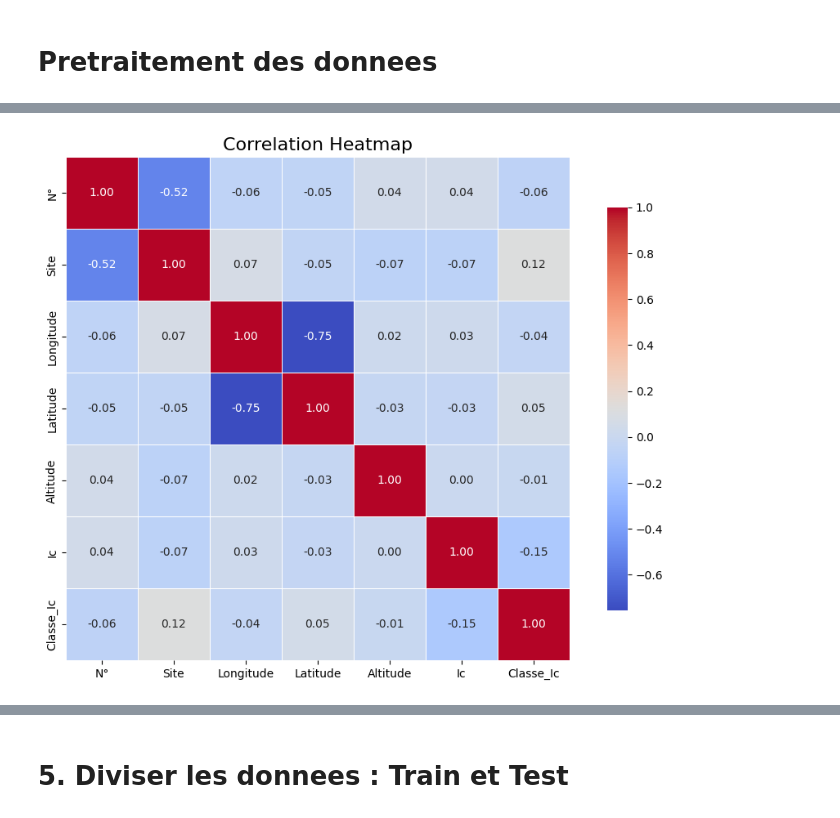
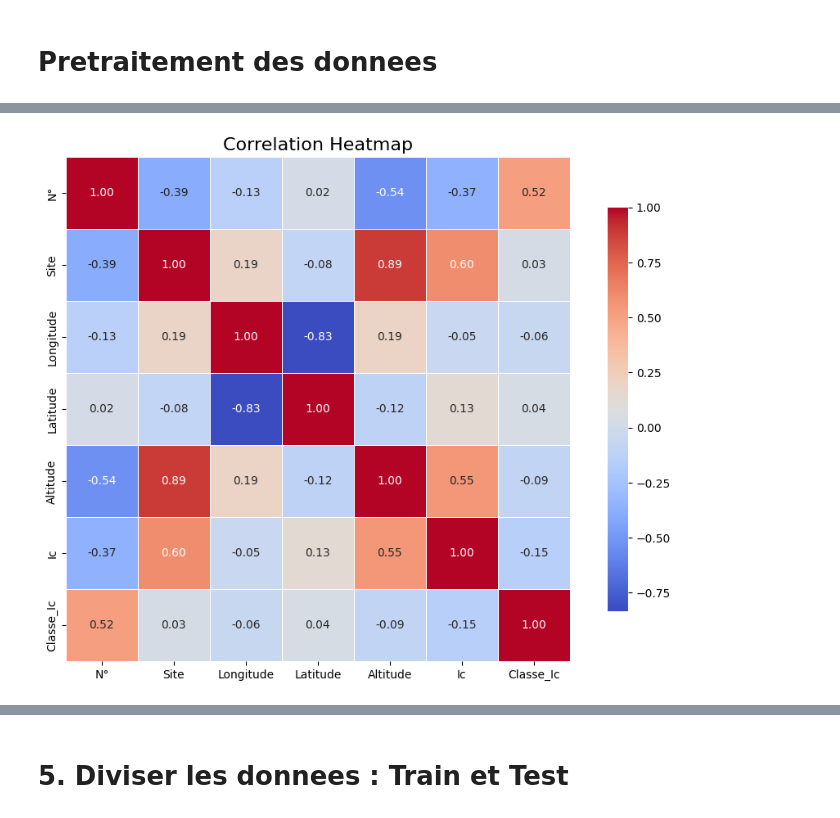
Before and after one commit to TMCARTHY/Pro_ia2, a Jupyter notebook: mining.ipynb, the cells around one changed output, grey strips where cells are left out. Drawn from its saved outputs; the diff is of its cells as text; code cells hidden in the pictures.

```diff
--- a/mining.ipynb
+++ b/mining.ipynb
@@ -88,0 +129,3 @@ dtype: int64
+# %%
+drop_Mi_Dur = data[data['Classe_Ic'] == 'Mi-dur']
+drop_Mi_Dur
@@ -88,0 +146,3 @@ dtype: int64
+# %%
+drop_Liquide = data[data['Classe_Ic'] == 'Liquide']
+drop_Liquide
@@ -88,0 +163,3 @@ dtype: int64
+# %%
+dt_concat = pd.concat([drop_Dur,drop_Terne,drop_Mi_Dur,drop_Liquide])
+dt_concat
@@ -89,6 +194,6 @@ dtype: int64
 # %%
 labeling = LabelEncoder()
 # %%
-data['Site'] = labeling.fit_transform(data['Site'])
-data['Classe_Ic'] = labeling.fit_transform(data['Classe_Ic'])
+dt_concat['Site'] = labeling.fit_transform(dt_concat['Site'])
+dt_concat['Classe_Ic'] = labeling.fit_transform(dt_concat['Classe_Ic'])
 # %%
@@ -128,16 +216,16 @@ data.tail()
 # %%
 
 plt.figure(figsize=(12, 8))
 sns.heatmap(
-    data.corr(),
+    dt_concat.corr(),
     annot=True,
     fmt=".2f",
     cmap='coolwarm',
     square=True,
     linewidths=0.5,
     cbar_kws={"shrink": .8},
 )
 plt.title('Correlation Heatmap', fontsize=16)
 plt.show()
 # %% [output]
-[figure, old version]
+[figure, new version]
```
Also changed, not shown: parts of 74 cells of this notebook.
